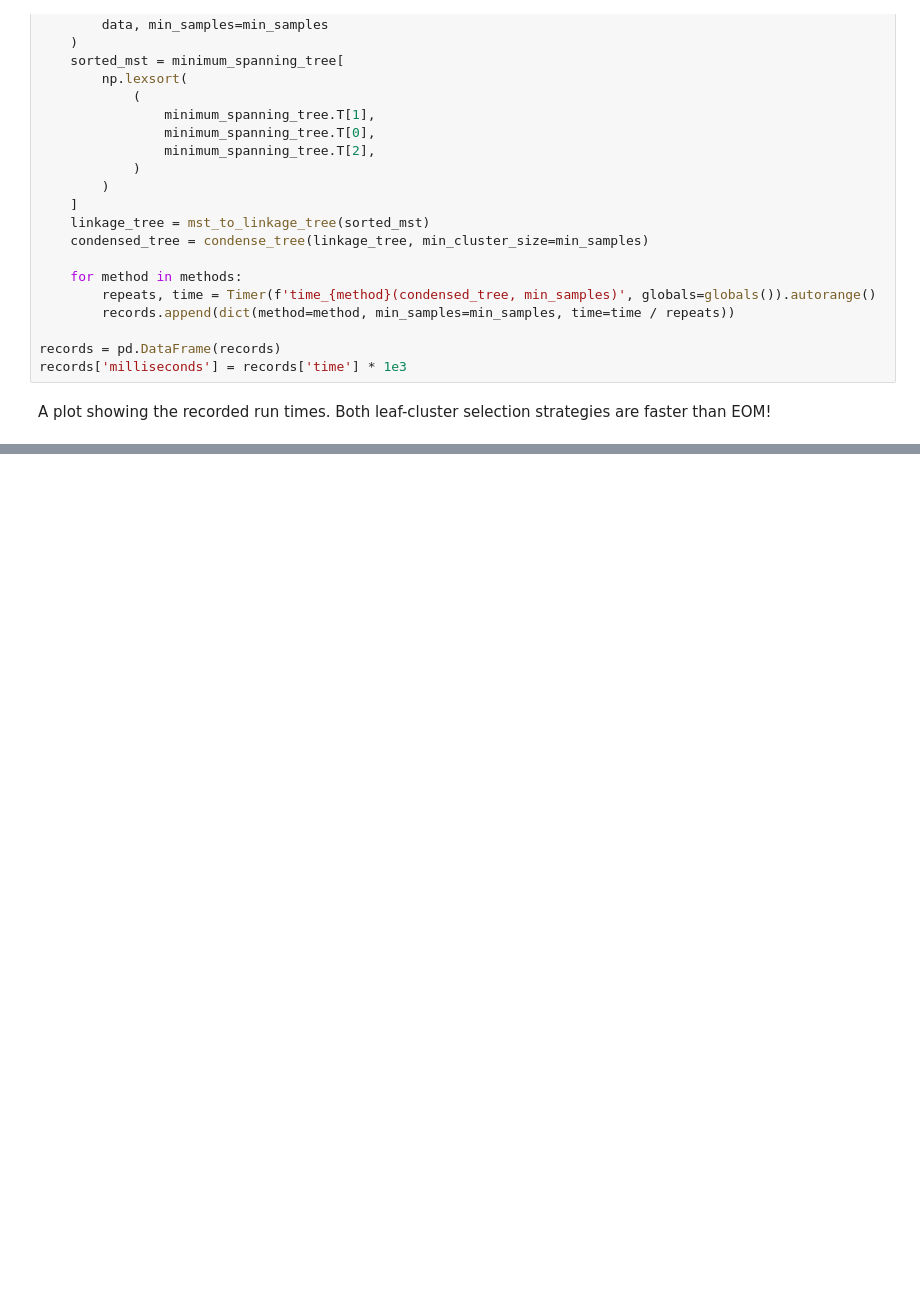
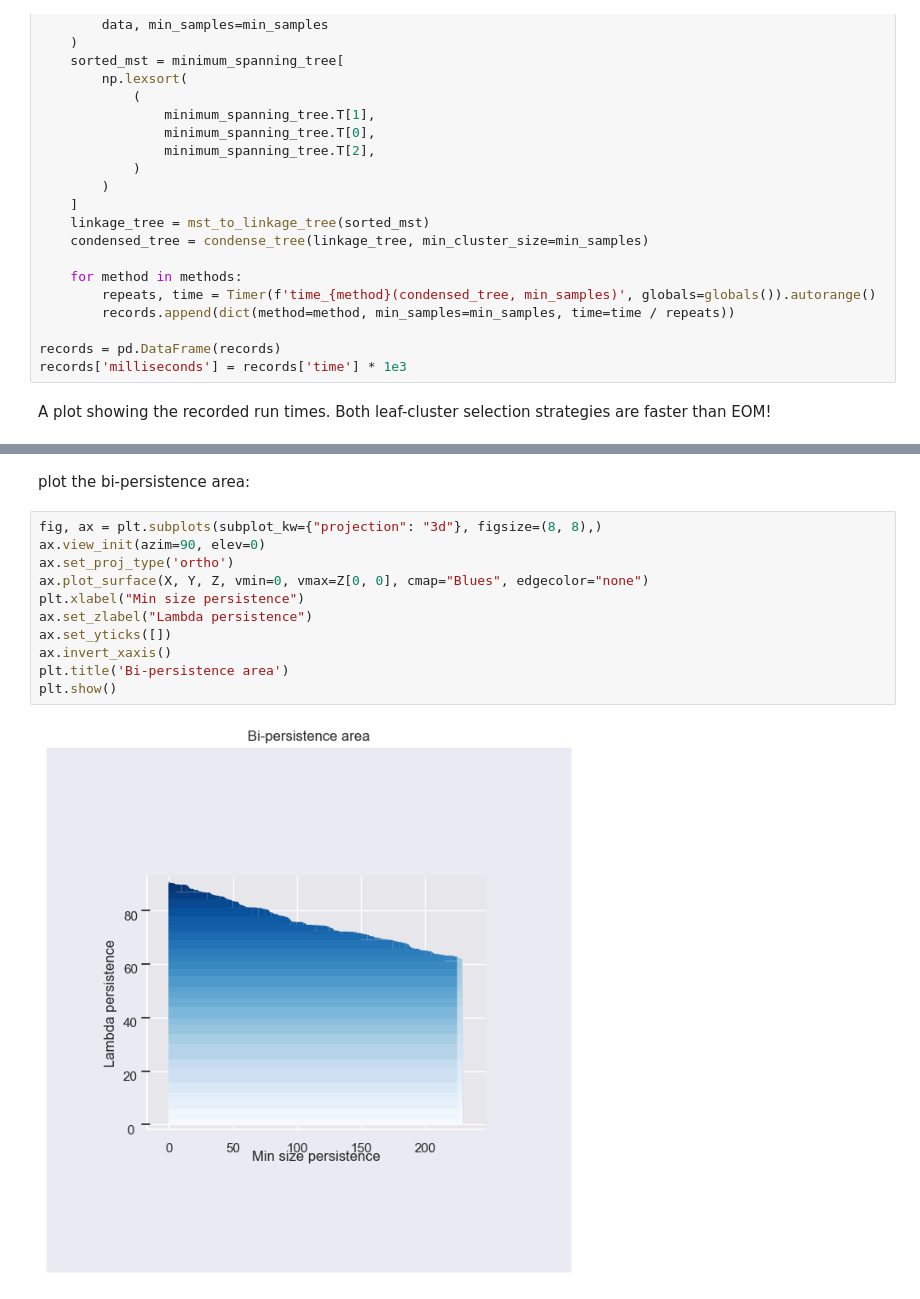
Before and after one commit to JelmerBot/fast_hdbscan, a Jupyter notebook: doc/layer_clustering.ipynb, the cells around one changed output, grey strips where cells are left out. Saved outputs shown, nothing was run; the diff lists cells and outputs as text; blank space fills up the shorter version.

```diff
--- a/doc/layer_clustering.ipynb
+++ b/doc/layer_clustering.ipynb
@@ -958,0 +1026,15 @@ plt.show()
+# %% [markdown]
+plot the bi-persistence area:
+# %%
+fig, ax = plt.subplots(subplot_kw={"projection": "3d"}, figsize=(8, 8),)
+ax.view_init(azim=90, elev=0)
+ax.set_proj_type('ortho')
+ax.plot_surface(X, Y, Z, vmin=0, vmax=Z[0, 0], cmap="Blues", edgecolor="none")
+plt.xlabel("Min size persistence")
+ax.set_zlabel("Lambda persistence")
+ax.set_yticks([])
+ax.invert_xaxis()
+plt.title('Bi-persistence area')
+plt.show()
+# %% [output]
+[figure, added]
```
Also changed, not shown: parts of 15 cells of this notebook.
